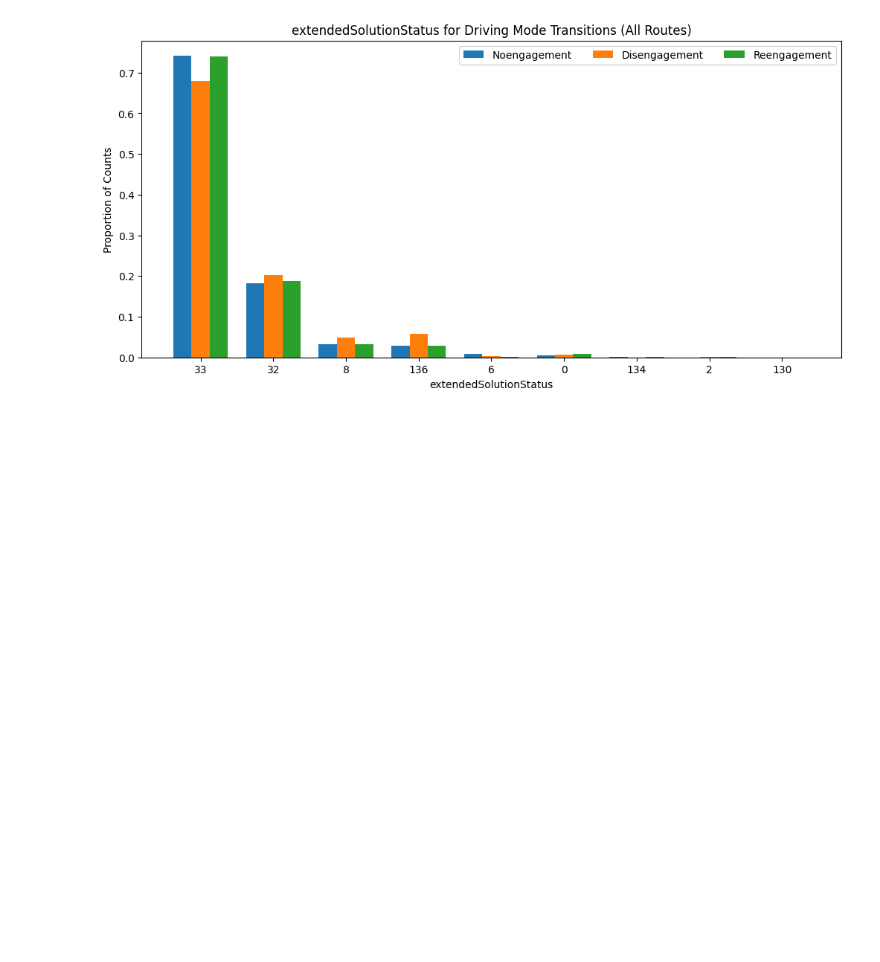
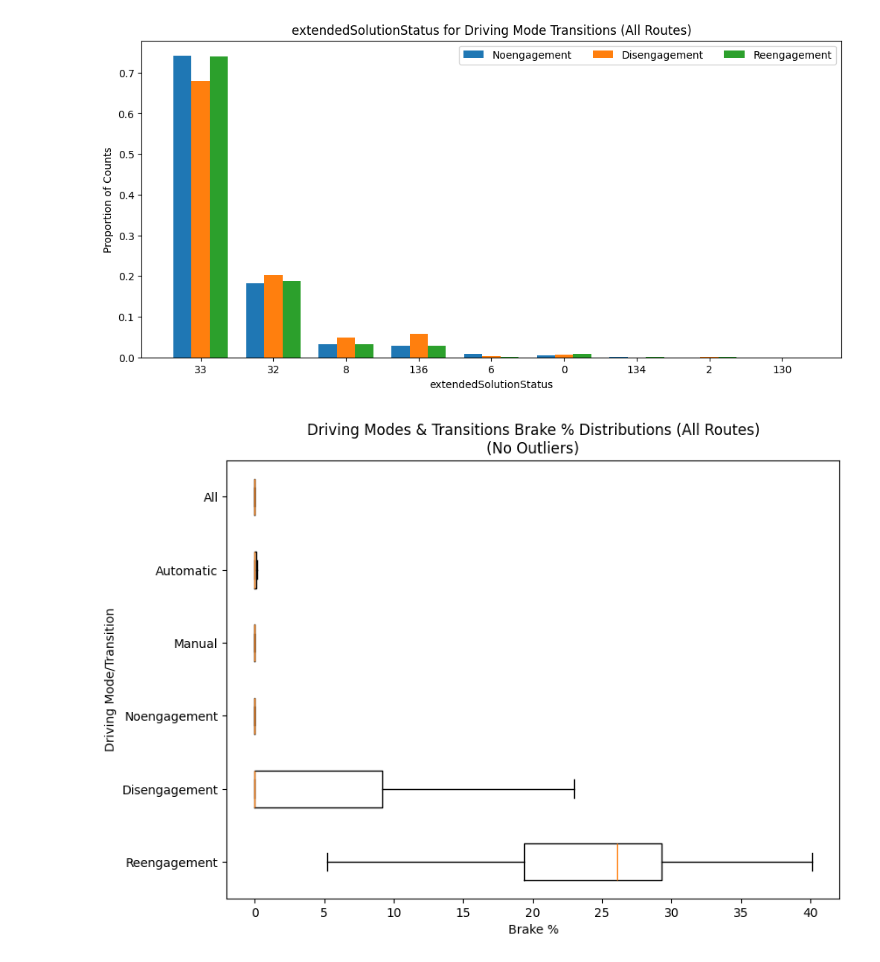
Before and after one commit to vHepp/TDMprivate, a Jupyter notebook: code/Unfinished Code/CorrelationPlots.ipynb, the cells around one changed output. Saved outputs shown, nothing was run; the diff lists cells and outputs as text; code cells hidden in the pictures; blank space fills up the shorter version.

```diff
--- a/code/Unfinished Code/CorrelationPlots.ipynb
+++ b/code/Unfinished Code/CorrelationPlots.ipynb
@@ -117,3 +123,13 @@ blue_route_combined_df_all = pd.concat( blue_route_combined_df_list )
+# %%
+desired_varaibles = [ 'brakePercentage', 'speedMps', 'time_x', 'throttlePercentage', 'steeringPercentage', 'signal.turnSignal', \
+                      'BinaryDrivingMode', 'TernaryDrivingModeTransition', 'solType', 'extendedSolutionStatus', 'time_y', \
+                      'solStatus', 'numSatsInSolution', 'LatLonTotalStdDev', 'ProgressAlongRoute' ]
+# %%
+red_route_combined_df_all = red_route_combined_df_all[ desired_varaibles ]
+
+green_route_combined_df_all = green_route_combined_df_all[ desired_varaibles ]
+
+blue_route_combined_df_all = blue_route_combined_df_all[ desired_varaibles ]
 # %%
 all_route_df = pd.concat( [ red_route_combined_df_all, green_route_combined_df_all, blue_route_combined_df_all ] )
 # %%
@@ -383,0 +402,37 @@ plt.show()
+# %%
+all_routes_brakePercentage_array = np.array( all_route_df[ 'brakePercentage' ] )
+
+all_routes_manual_brakePercentage_array = np.array( all_route_df[ all_route_df[ 'BinaryDrivingMode' ] == 0 ][ 'brakePercentage' ] )
+
+all_routes_auto_brakePercentage_array = np.array( all_route_df[ all_route_df[ 'BinaryDrivingMode' ] == 1 ][ 'brakePercentage' ] )
+
+all_routes_noengagement_brakePercentage_array = np.array( all_route_df[ all_route_df[ 'TernaryDrivingModeTransition' ] == 0 ] \
+                                                                      [ 'brakePercentage' ] )
+
+all_routes_disengagement_brakePercentage_array = np.array( all_route_df[ all_route_df[ 'TernaryDrivingModeTransition' ] == -1 ] \
+                                                                       [ 'brakePercentage' ] )
+
+all_routes_reengagement_brakePercentage_array = np.array( all_route_df[ all_route_df[ 'TernaryDrivingModeTransition' ] == 1 ] \
+                                                                      [ 'brakePercentage' ] )
+# %%
+fig = plt.figure( figsize = ( 7, 5 ) )
+
+ax = fig.add_axes( [ 0, 0, 1, 1 ] )
+
+data_arrays = [ all_routes_brakePercentage_array, all_routes_auto_brakePercentage_array, all_routes_manual_brakePercentage_array, \
+                all_routes_noengagement_brakePercentage_array, all_routes_disengagement_brakePercentage_array, \
+                all_routes_reengagement_brakePercentage_array ][ : : -1 ]
+
+data_array_labels = [ 'All', 'Automatic', 'Manual', 'Noengagement', 'Disengagement', 'Reengagement' ][ : : -1 ]
+
+bp = ax.boxplot( data_arrays, tick_labels = data_array_labels, sym = '', vert = False )
+
+ax.set_ylabel( 'Driving Mode/Transition' )
+
+ax.set_xlabel( 'Brake %' )
+
+ax.set_title( 'Driving Modes & Transitions Brake % Distributions (All Routes)\n(No Outliers)' )
+
+plt.show()
+# %% [output]
+[figure, added]
```
Also changed, not shown: parts of 23 cells of this notebook, 7 other files.
